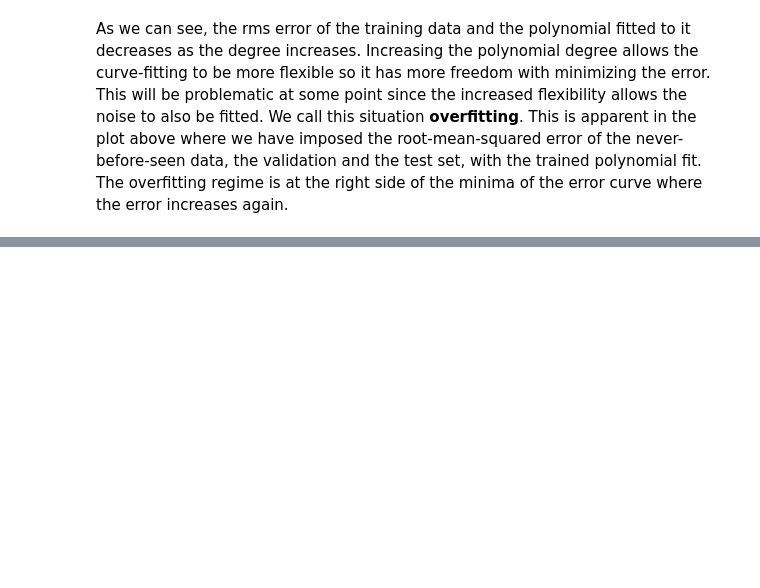
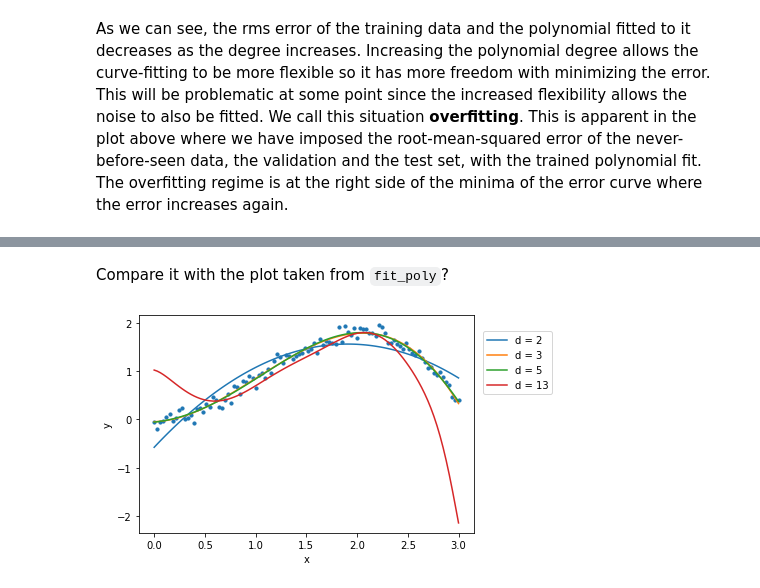
Before and after one commit to xxtofff/App_Physics_157, a Jupyter notebook: Lab Assignments/AP157_lab_assignment_A1.ipynb, the cells around one changed output, grey strips where cells are left out. Drawn from its saved outputs; the diff is of its cells as text; code cells hidden in the pictures; blank space fills up the shorter version.

Commit message:
added manual polynomial fitting

```diff
--- a/Lab Assignments/AP157_lab_assignment_A1.ipynb
+++ b/Lab Assignments/AP157_lab_assignment_A1.ipynb
@@ -257,0 +219,33 @@ We can actually search for parameters that will make this error lower. For examp
+# %%
+def manual_polyfit(x_array, y_array, deg):
+
+    x_mat = np.zeros((deg + 1, deg + 1)) #for an n-degree polynomial fit, we will initiate an n x n matrix full of zeroes.
+
+    for i in range(deg+1):
+        for j in range(deg+1):
+            x_mat[i, j] = np.sum(np.power(x_array, i+j)) #fill with the appropriate values above
+
+    inv_xmat = np.linalg.inv(x_mat) #invert the x_matrix
+
+    y_mat = np.zeros(deg+1) #initiate a column with length n
+    for i in range(deg+1):
+        y_mat[i] = np.sum(np.power(x_array,i)*y_array) #fill with the appropriate values above
+
+    coeff = np.dot(inv_xmat, y_mat) #solve for the coefficients
+
+    y_pred = [sum(coeff[j] * (x_val ** j) for j in range(deg + 1)) for x_val in x_array] #calculate the y values of the fit
+
+    return y_pred
+# %% [markdown]
+Compare it with the plot taken from `fit_poly`?
+# %%
+for n in [2,3,5,13]: #to iterate for polynomial degrees 2, 3, 5, and 13, just for illustration
+    plt.plot(x_points, manual_polyfit(x_points, y_points, n), label = 'd = '+str(n)) #plot the curve by inputting x_points into the x_train_fit polynomial.
+
+plt.xlabel('x')
+plt.ylabel('y')
+plt.scatter(x_points, y_points, s=10) #impose the scatter plot for reference
+plt.legend(bbox_to_anchor=(1.25, 0.95), ncol=1)
+plt.show()
+# %% [output]
+[figure, added]
```
Also changed, not shown: parts of 20 cells of this notebook.
